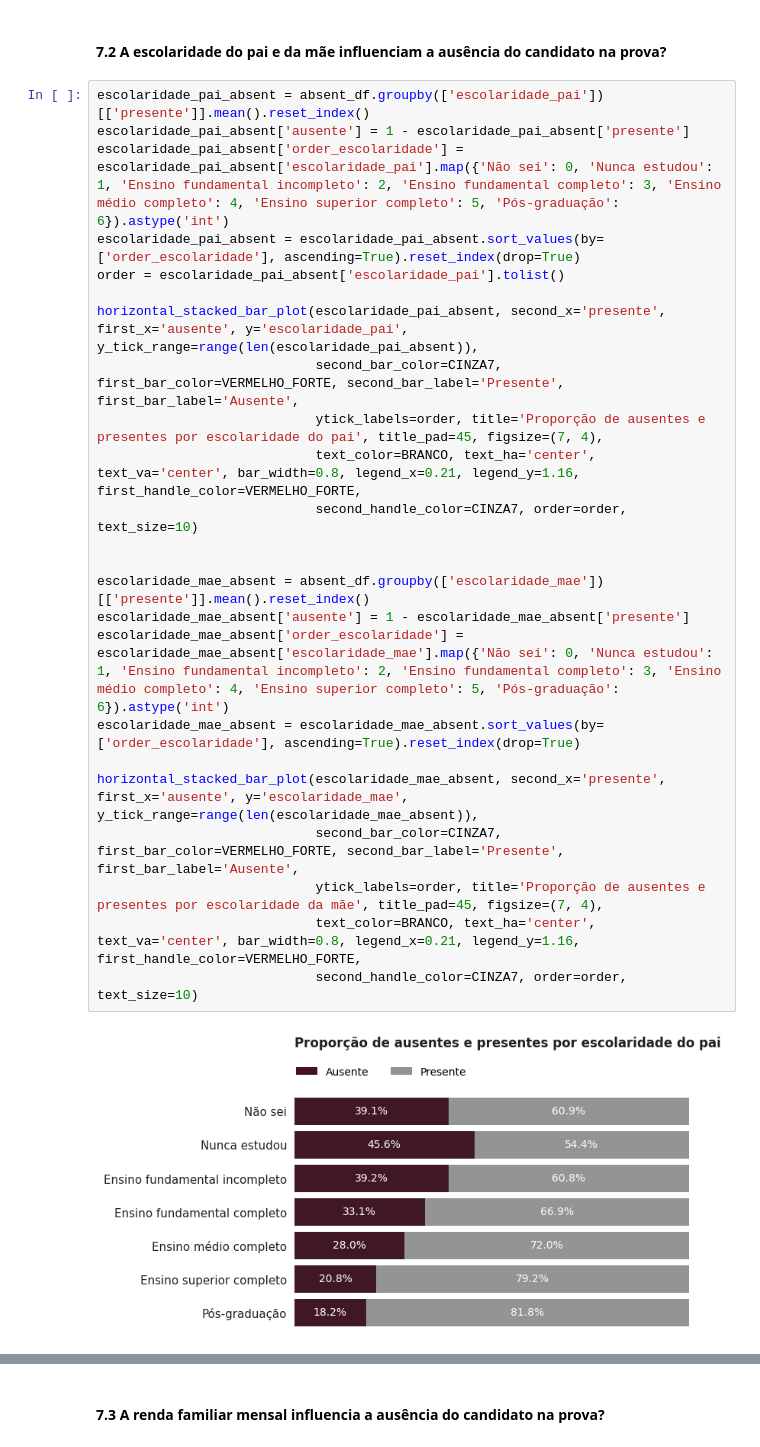
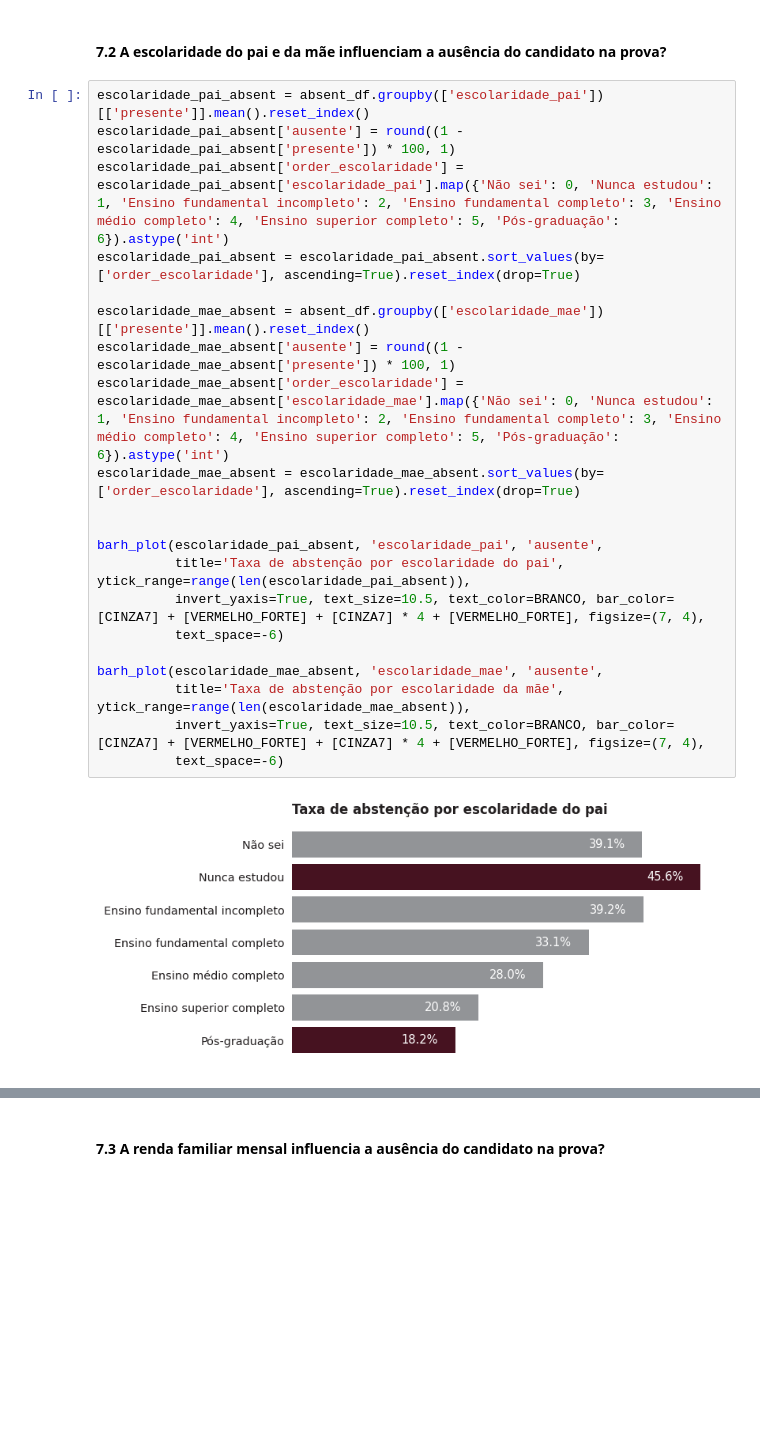
Before and after one commit to allmeidaapedro/Enem-Analysis, a Jupyter notebook: notebooks/2_eda.ipynb, the cells around one changed output, grey strips where cells are left out. Saved outputs shown, nothing was run; the diff lists cells and outputs as text; blank space fills up the shorter version.

```diff
--- a/notebooks/2_eda.ipynb
+++ b/notebooks/2_eda.ipynb
@@ -795,27 +845,24 @@ horizontal_stacked_bar_plot(celular_absent, second_x='presente', first_x='ausent
 #### 7.2 A escolaridade do pai e da mãe influenciam a ausência do candidato na prova?
 # %%
 escolaridade_pai_absent = absent_df.groupby(['escolaridade_pai'])[['presente']].mean().reset_index()
-escolaridade_pai_absent['ausente'] = 1 - escolaridade_pai_absent['presente']
+escolaridade_pai_absent['ausente'] = round((1 - escolaridade_pai_absent['presente']) * 100, 1)
 escolaridade_pai_absent['order_escolaridade'] = escolaridade_pai_absent['escolaridade_pai'].map({'Não sei': 0, 'Nunca estudou': 1, 'Ensino fundamental incompleto': 2, 'Ensino fundamental completo': 3, 'Ensino médio completo': 4, 'Ensino superior completo': 5, 'Pós-graduação': 6}).astype('int')
 escolaridade_pai_absent = escolaridade_pai_absent.sort_values(by=['order_escolaridade'], ascending=True).reset_index(drop=True)
-order = escolaridade_pai_absent['escolaridade_pai'].tolist()
-
-horizontal_stacked_bar_plot(escolaridade_pai_absent, second_x='presente', first_x='ausente', y='escolaridade_pai', y_tick_range=range(len(escolaridade_pai_absent)),
-                            second_bar_color=CINZA7, first_bar_color=VERMELHO_FORTE, second_bar_label='Presente', first_bar_label='Ausente',
-                            ytick_labels=order, title='Proporção de ausentes e presentes por escolaridade do pai', title_pad=45, figsize=(7, 4),
-                            text_color=BRANCO, text_ha='center', text_va='center', bar_width=0.8, legend_x=0.21, legend_y=1.16, first_handle_color=VERMELHO_FORTE,
-                            second_handle_color=CINZA7, order=order, text_size=10)
-
 
 escolaridade_mae_absent = absent_df.groupby(['escolaridade_mae'])[['presente']].mean().reset_index()
-escolaridade_mae_absent['ausente'] = 1 - escolaridade_mae_absent['presente']
+escolaridade_mae_absent['ausente'] = round((1 - escolaridade_mae_absent['presente']) * 100, 1)
 escolaridade_mae_absent['order_escolaridade'] = escolaridade_mae_absent['escolaridade_mae'].map({'Não sei': 0, 'Nunca estudou': 1, 'Ensino fundamental incompleto': 2, 'Ensino fundamental completo': 3, 'Ensino médio completo': 4, 'Ensino superior completo': 5, 'Pós-graduação': 6}).astype('int')
 escolaridade_mae_absent = escolaridade_mae_absent.sort_values(by=['order_escolaridade'], ascending=True).reset_index(drop=True)
 
-horizontal_stacked_bar_plot(escolaridade_mae_absent, second_x='presente', first_x='ausente', y='escolaridade_mae', y_tick_range=range(len(escolaridade_mae_absent)),
-                            second_bar_color=CINZA7, first_bar_color=VERMELHO_FORTE, second_bar_label='Presente', first_bar_label='Ausente',
-                            ytick_labels=order, title='Proporção de ausentes e presentes por escolaridade da mãe', title_pad=45, figsize=(7, 4),
-                            text_color=BRANCO, text_ha='center', text_va='center', bar_width=0.8, legend_x=0.21, legend_y=1.16, first_handle_color=VERMELHO_FORTE,
-                            second_handle_color=CINZA7, order=order, text_size=10)
+
+barh_plot(escolaridade_pai_absent, 'escolaridade_pai', 'ausente',
+          title='Taxa de abstenção por escolaridade do pai', ytick_range=range(len(escolaridade_pai_absent)),
+          invert_yaxis=True, text_size=10.5, text_color=BRANCO, bar_color=[CINZA7] + [VERMELHO_FORTE] + [CINZA7] * 4 + [VERMELHO_FORTE], figsize=(7, 4),
+          text_space=-6)
+
+barh_plot(escolaridade_mae_absent, 'escolaridade_mae', 'ausente',
+          title='Taxa de abstenção por escolaridade da mãe', ytick_range=range(len(escolaridade_mae_absent)),
+          invert_yaxis=True, text_size=10.5, text_color=BRANCO, bar_color=[CINZA7] + [VERMELHO_FORTE] + [CINZA7] * 4 + [VERMELHO_FORTE], figsize=(7, 4),
+          text_space=-6)
 # %% [output]
-[figure, old version]
+[figure, new version]
```
Also changed, not shown: parts of 34 cells of this notebook, 7 other files.
